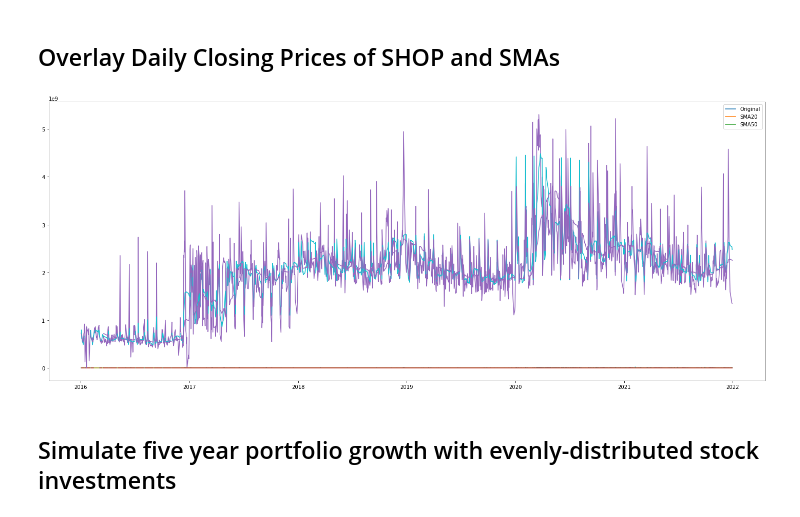
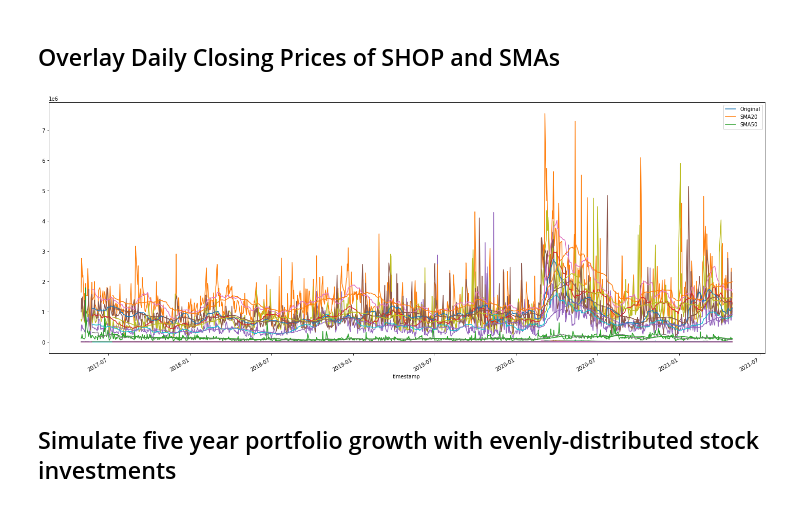
Before and after one commit to Jahanzeb9999/Fintech-Project-1, a Jupyter notebook: Fintech-Project-1-master/project1.ipynb, the cells around one changed output. Cells and saved outputs as stored; diff of their text form; code cells hidden in the pictures.

```diff
--- a/Fintech-Project-1-master/project1.ipynb
+++ b/Fintech-Project-1-master/project1.ipynb
@@ -23,0 +27,20 @@ ValueError: ('Key ID must be given to access Alpaca trade API', ' (env: APCA_API
+# %%
+start_date = pd.Timestamp("2017-05-01", tz="America/New_York").isoformat()
+end_date = pd.Timestamp("2021-05-01", tz="America/New_York").isoformat()
+
+# Set the ticker information
+tickers = ["TD","BMO","BNS", "RY", "SP"]
+timeframe = "1Day"
+
+
+# Get 4 year's worth of historical price data
+# HINT: Set "limit" to at least 10000 so all ticker rows are captured from get_bars()
+df_ticker = api.get_bars(
+    tickers,
+    timeframe,
+    start=start_date,
+    end=end_date
+).df
+
+# Display sample data
+df_ticker
@@ -23,0 +62,10 @@ ValueError: ('Key ID must be given to access Alpaca trade API', ' (env: APCA_API
+# %%
+BMO = df_ticker[df_ticker["symbol"] == "BMO"].drop("symbol", axis=1)
+TD = df_ticker[df_ticker["symbol"] == "TD"].drop("symbol", axis=1)
+BNS = df_ticker[df_ticker["symbol"] == "BNS"].drop("symbol", axis=1)
+RY = df_ticker[df_ticker["symbol"] == "RY"].drop("symbol", axis=1)
+SP = df_ticker[df_ticker["symbol"] == "SP"].drop("symbol", axis=1)
+
+
+df_ticker = pd.concat([BMO, TD, BNS, RY, SP], axis=1, keys=["BMO", "TD", "BNS", "RY", "SP"])
+df_ticker
@@ -297,6 +270,6 @@ SP500_data["Close"].plot()
 # %% [markdown]
 ## Calculate 20-Day Simple Moving Average (SMA20)
 # %%
-sma20 = Stock_concat.rolling(window=20).mean()
+sma20 = df_ticker.rolling(window=20).mean()
 sma20.dropna()
 # %% [output]
@@ -317,6 +291,6 @@ sma20.dropna()
 # %% [markdown]
 ## Calculate 50-Day Simple Moving Average (SMA50)
 # %%
-sma50 = Stock_concat.rolling(window=50).mean()
+sma50 = df_ticker.rolling(window=50).mean()
 sma50.dropna()
 # %% [output]
@@ -338,16 +313,16 @@ sma50.dropna()
 ## Overlay Daily Closing Prices of SHOP and SMAs
 # %%
 # Set figure of the daily closing prices of SHOP
-ax = Stock_concat.plot(figsize=(25,10))
+ax = df_ticker.plot(figsize=(25,10))
 
 # Overlay SMA20, SMA50, and SMA100 on the same figure
 sma20.plot(ax=ax)
 sma50.plot(ax=ax)
 
 # Set the legend of the figure
 ax.legend(["Original", "SMA20", "SMA50"]);
 # %% [output]
-[figure, old version]
+[figure, new version]
 # %%
 from MCForecastTools import MCSimulation
 # %% [markdown]
```
Also changed, not shown: parts of 36 cells of this notebook.
